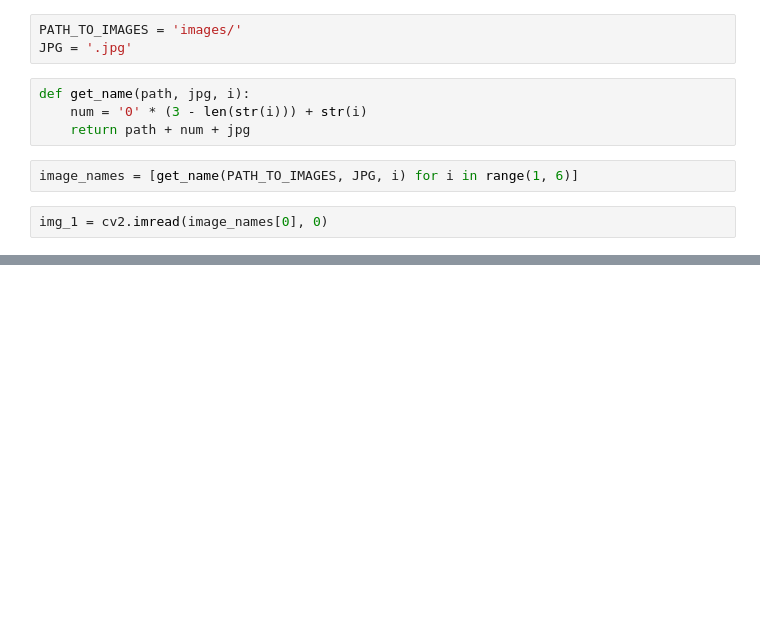
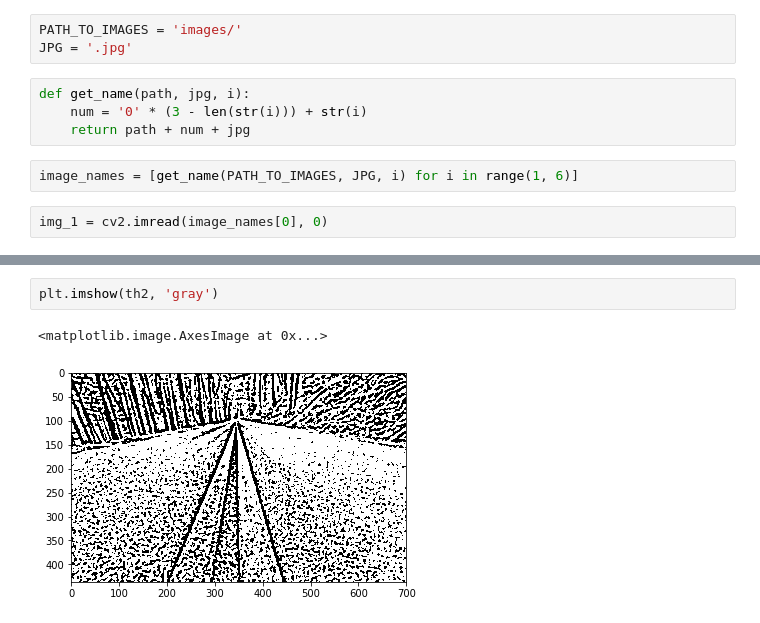
Before and after one commit to MACderRu/CV_Lab, a Jupyter notebook: Hough_transform.ipynb, the cells around one changed output, grey strips where cells are left out. Drawn from its saved outputs; the diff is of its cells as text; blank space fills up the shorter version.

```diff
--- a/Hough_transform.ipynb
+++ b/Hough_transform.ipynb
@@ -21,0 +164,5 @@ plt.imshow(img_1, 'gray');
+# %%
+plt.imshow(th2, 'gray')
+# %% [output]
+<matplotlib.image.AxesImage at 0x...>
+[figure, added]
```
Also changed, not shown: parts of 27 cells of this notebook.
